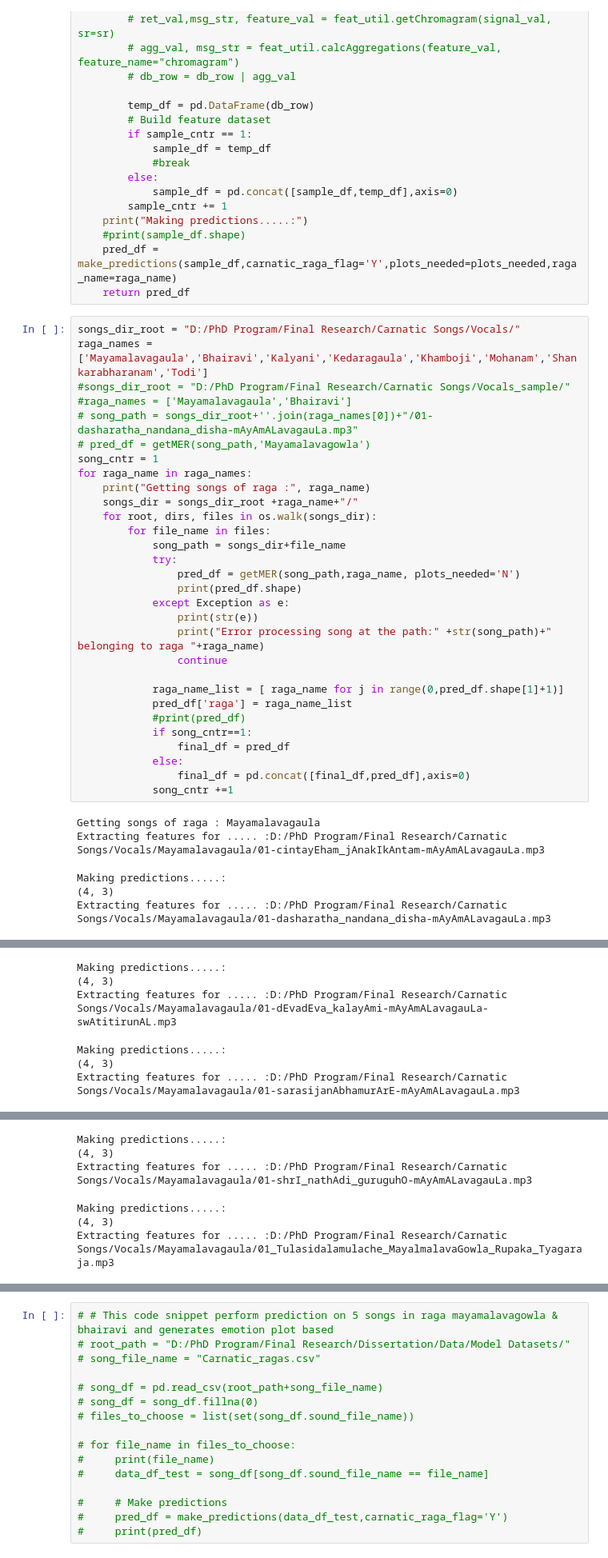
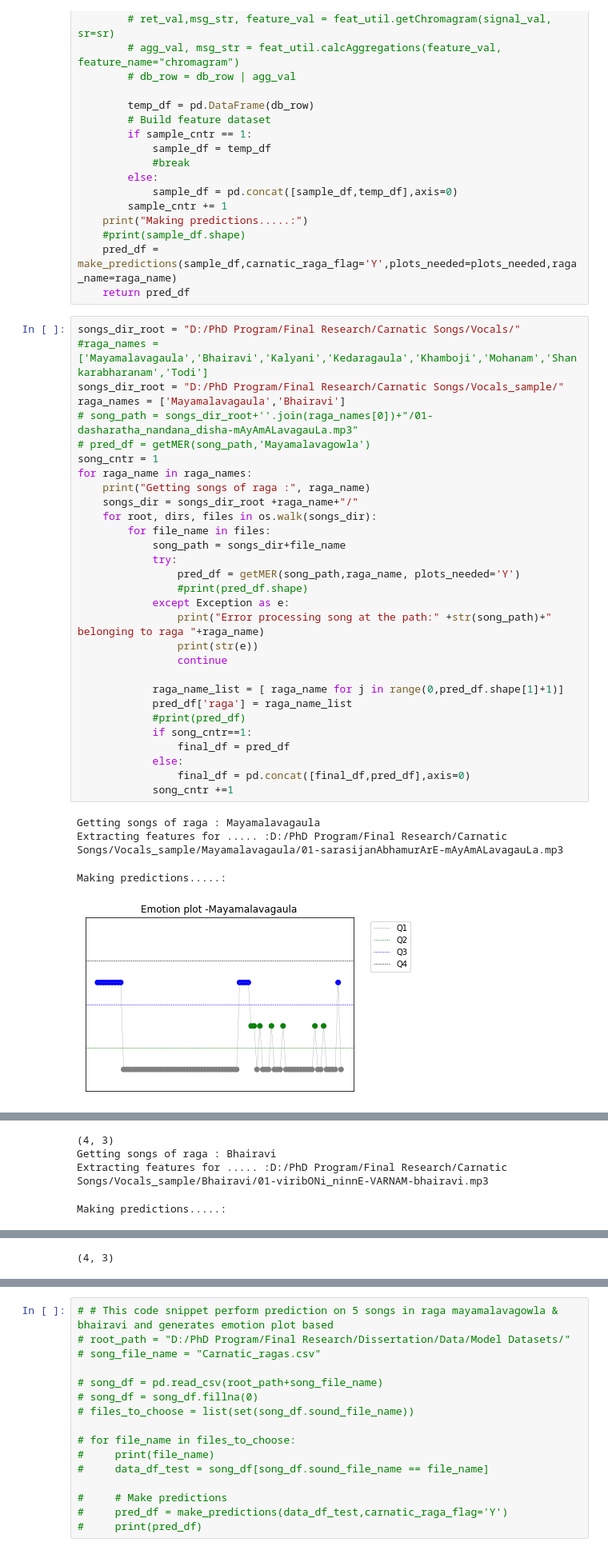
Before and after one commit to vinurajd/MER_Phd_Thesis, a Jupyter notebook: AdaBoost_Validation_Pipeline.ipynb, the cells around one changed output, grey strips where cells are left out. Shown: that part at 80% size. Drawn from its saved outputs; the diff is of its cells as text.

```diff
--- a/AdaBoost_Validation_Pipeline.ipynb
+++ b/AdaBoost_Validation_Pipeline.ipynb
@@ -297,37 +297,36 @@ def getMER(file_name, raga_name, hilbert_transform_val='N', plots_needed = 'N'):
     return pred_df
 # %%
 songs_dir_root = "D:/PhD Program/Final Research/Carnatic Songs/Vocals/"
-raga_names = ['Mayamalavagaula','Bhairavi','Kalyani','Kedaragaula','Khamboji','Mohanam','Shankarabharanam','Todi']
-#songs_dir_root = "D:/PhD Program/Final Research/Carnatic Songs/Vocals_sample/"
-#raga_names = ['Mayamalavagaula','Bhairavi']
+#raga_names = ['Mayamalavagaula','Bhairavi','Kalyani','Kedaragaula','Khamboji','Mohanam','Shankarabharanam','Todi']
+songs_dir_root = "D:/PhD Program/Final Research/Carnatic Songs/Vocals_sample/"
+raga_names = ['Mayamalavagaula','Bhairavi']
 # song_path = songs_dir_root+''.join(raga_names[0])+"/01-dasharatha_nandana_disha-mAyAmALavagauLa.mp3"
 # pred_df = getMER(song_path,'Mayamalavagowla')
 song_cntr = 1
 for raga_name in raga_names:
     print("Getting songs of raga :", raga_name)
     songs_dir = songs_dir_root +raga_name+"/"
     for root, dirs, files in os.walk(songs_dir):
         for file_name in files:
             song_path = songs_dir+file_name
             try:
-                pred_df = getMER(song_path,raga_name, plots_needed='N')
-                print(pred_df.shape)
+                pred_df = getMER(song_path,raga_name, plots_needed='Y')
+                #print(pred_df.shape)
             except Exception as e:
+                print("Error processing song at the path:" +str(song_path)+" belonging to raga "+raga_name)
                 print(str(e))
-                print("Error processing song at the path:" +str(song_path)+" belonging to raga "+raga_name)
                 continue
 
             raga_name_list = [ raga_name for j in range(0,pred_df.shape[1]+1)]
             pred_df['raga'] = raga_name_list
             #print(pred_df)
             if song_cntr==1:
                 final_df = pred_df
             else:
                 final_df = pd.concat([final_df,pred_df],axis=0)
             song_cntr +=1
 # %% [output]
 Getting songs of raga : Mayamalavagaula
-Extracting features for ..... :D:/PhD Program/Final Research/Carnatic Songs/Vocals/Mayamalavagaula/01-cintayEham_jAnakIkAntam-mAyAmALavagauLa.mp3
+Extracting features for ..... :D:/PhD Program/Final Research/Carnatic Songs/Vocals_sample/Mayamalavagaula/01-sarasijanAbhamurArE-mAyAmALavagauLa.mp3
 Making predictions.....:
-(4, 3)
-Extracting features for ..... :D:/PhD Program/Final Research/Carnatic Songs/Vocals/Mayamalavagaula/01-dasharatha_nandana_disha-mAyAmALavagauLa.mp3
+[figure, added]
@@ -334,6 +334,4 @@ Extracting features for ..... :D:/PhD Program/Final Research/Carnatic Songs/Voca
-Making predictions.....:
 (4, 3)
-Extracting features for ..... :D:/PhD Program/Final Research/Carnatic Songs/Vocals/Mayamalavagaula/01-dEvadEva_kalayAmi-mAyAmALavagauLa-swAtitirunAL.mp3
+Getting songs of raga : Bhairavi
+Extracting features for ..... :D:/PhD Program/Final Research/Carnatic Songs/Vocals_sample/Bhairavi/01-viribONi_ninnE-VARNAM-bhairavi.mp3
 Making predictions.....:
-(4, 3)
-Extracting features for ..... :D:/PhD Program/Final Research/Carnatic Songs/Vocals/Mayamalavagaula/01-sarasijanAbhamurArE-mAyAmALavagauLa.mp3
@@ -340,6 +340 @@ Extracting features for ..... :D:/PhD Program/Final Research/Carnatic Songs/Voca
-Making predictions.....:
 (4, 3)
-Extracting features for ..... :D:/PhD Program/Final Research/Carnatic Songs/Vocals/Mayamalavagaula/01-shrI_nathAdi_guruguhO-mAyAmALavagauLa.mp3
-Making predictions.....:
-(4, 3)
-Extracting features for ..... :D:/PhD Program/Final Research/Carnatic Songs/Vocals/Mayamalavagaula/01_Tulasidalamulache_MayalmalavaGowla_Rupaka_Tyagaraja.mp3
```
Also changed, not shown: parts of 2 cells of this notebook, 2 other files.
